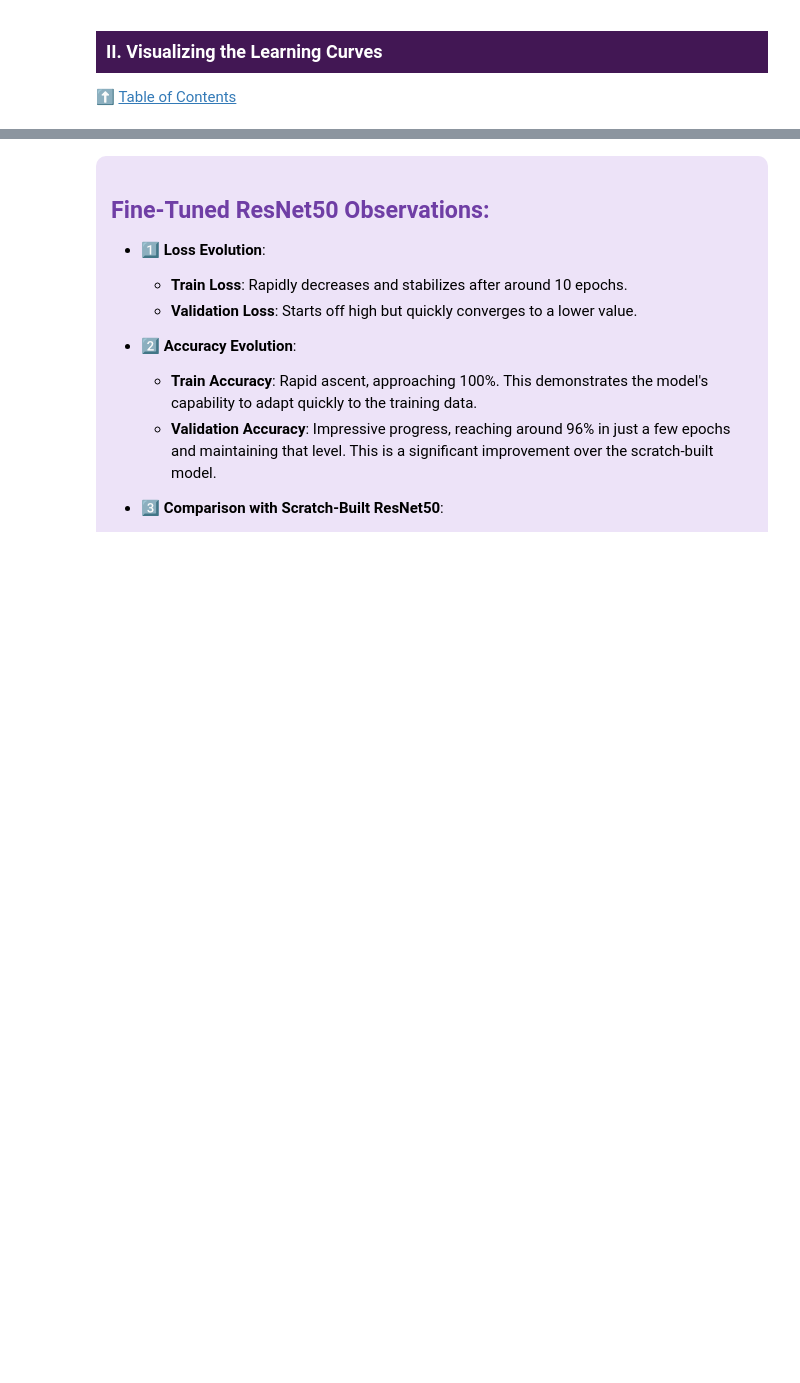
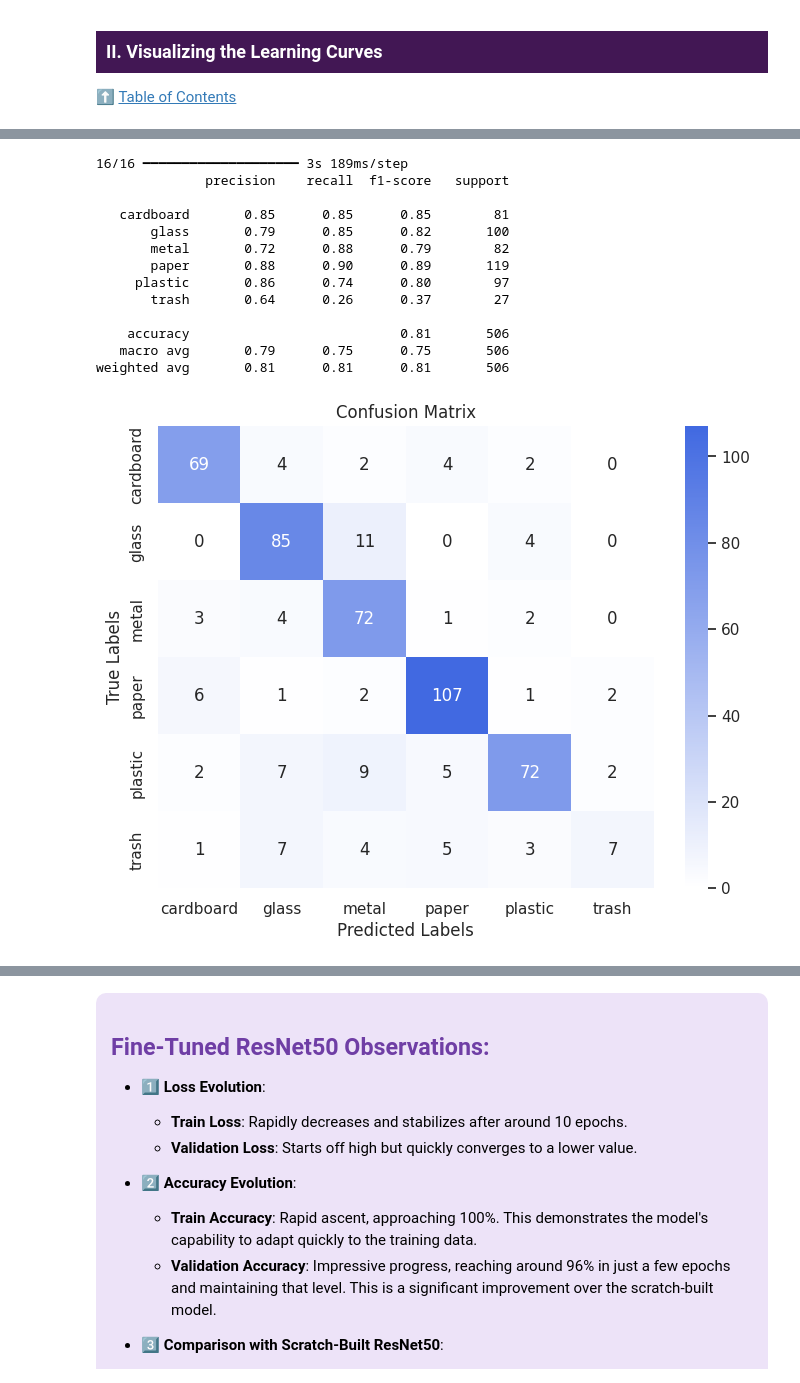
Before and after one commit to aivydebnath/image-processing-using-deep-learning-resnet50-vgg16-inceptionv3-, a Jupyter notebook: classification-resnet50-vgg16-inceptionv3-v2-1.ipynb, the cells around one changed output, grey strips where cells are left out. Drawn from its saved outputs; the diff is of its cells as text; code cells hidden in the pictures; blank space fills up the shorter version.

Commit message:
Kaggle Notebook | Classification_ResNet50_VGG16_InceptionV3_V2.1 | Version 9

```diff
--- a/classification-resnet50-vgg16-inceptionv3-v2-1.ipynb
+++ b/classification-resnet50-vgg16-inceptionv3-v2-1.ipynb
@@ -1019,27 +1036,5 @@ Considering the challenges in classifying certain categories, implementing **tra
 <p style="background-color: #421754; color: white; font-size: 120%; font-family: 'Segoe UI', 'Verdana', sans-serif; text-align: left; border-radius: 15px 50px; padding: 10px; font-weight: bold;">II. Visualizing the Learning Curves</p>
 
 ⬆️ [Table of Contents](#contents_table)
-# %%
-def evaluate_model_performance(model, val_generator, class_labels):
-    true_labels = val_generator.classes
-    class_labels = list(val_generator.class_indices.keys())
-    predictions = model.predict(val_generator, steps=len(val_generator))
-    predicted_labels = np.argmax(predictions, axis=1)
-    true_labels = val_generator.classes
-    report = classification_report(true_labels, predicted_labels, target_names=class_labels)
-    print(report)
-    print('\n')
-
-    colors = ["white", "royalblue"]
-    cmap_cm = LinearSegmentedColormap.from_list("cmap_cm", colors)
-
-    cm = confusion_matrix(true_labels, predicted_labels)
-
-    plt.figure(figsize=(8,6))
-    sns.heatmap(cm, annot=True, cmap=cmap_cm, fmt='d', xticklabels=class_labels, yticklabels=class_labels)
-    plt.xlabel('Predicted Labels')
-    plt.ylabel('True Labels')
-    plt.title('Confusion Matrix')
-    plt.show()
 # %%
 plot_learning_curves(history, start_epoch=1)
@@ -1045,0 +1043,17 @@ plot_learning_curves(history, start_epoch=1)
+# %%
+evaluate_model_performance(resnet50model_ft, val_generator, class_labels)
+# %% [output]
+16/16 ━━━━━━━━━━━━━━━━━━━━ 3s 189ms/step
+              precision    recall  f1-score   support
+
+   cardboard       0.85      0.85      0.85        81
+       glass       0.79      0.85      0.82       100
+       metal       0.72      0.88      0.79        82
+       paper       0.88      0.90      0.89       119
+     plastic       0.86      0.74      0.80        97
+       trash       0.64      0.26      0.37        27
+
+    accuracy                           0.81       506
+   macro avg       0.79      0.75      0.75       506
+weighted avg       0.81      0.81      0.81       506
+[figure, added]
```
Also changed, not shown: parts of 4 cells of this notebook.
